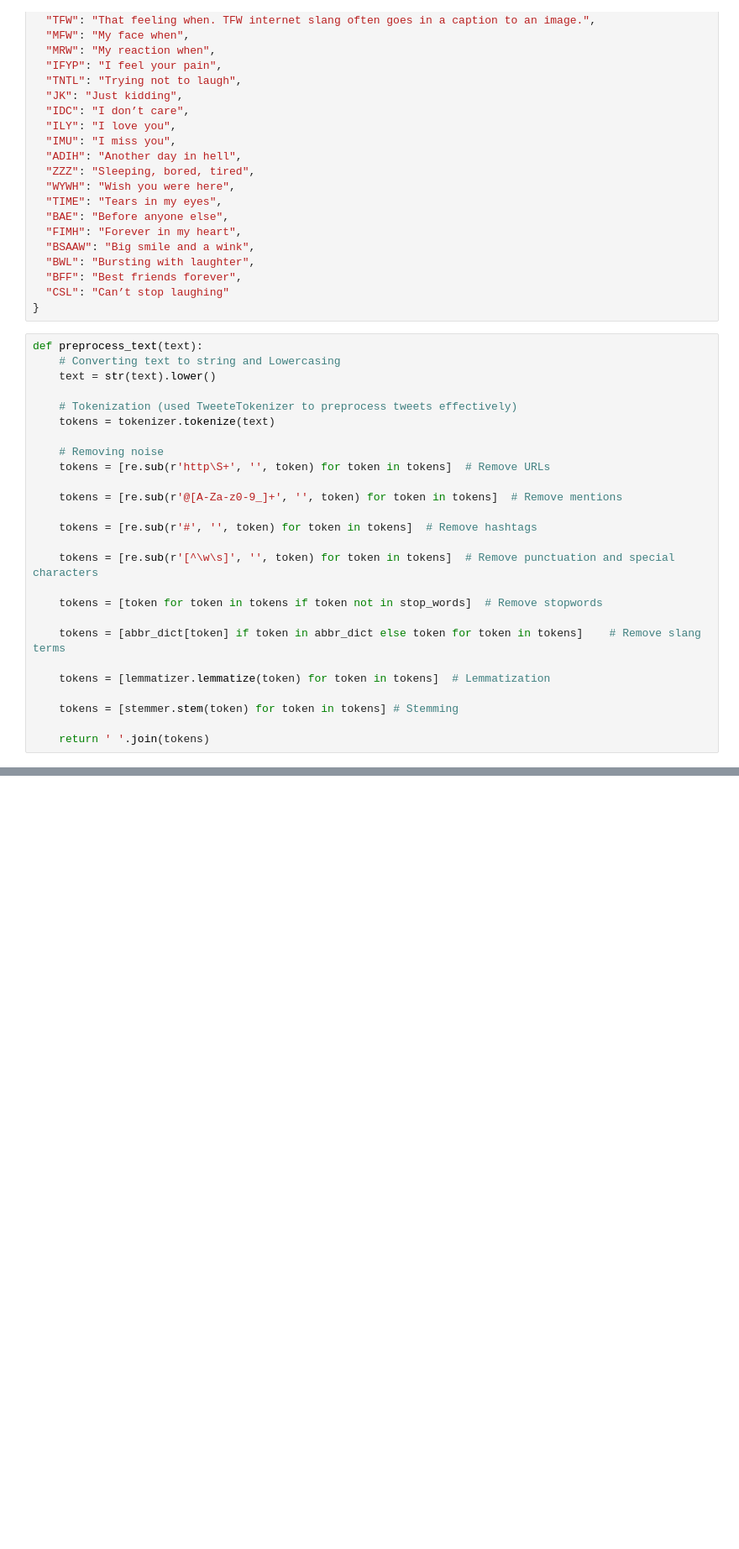
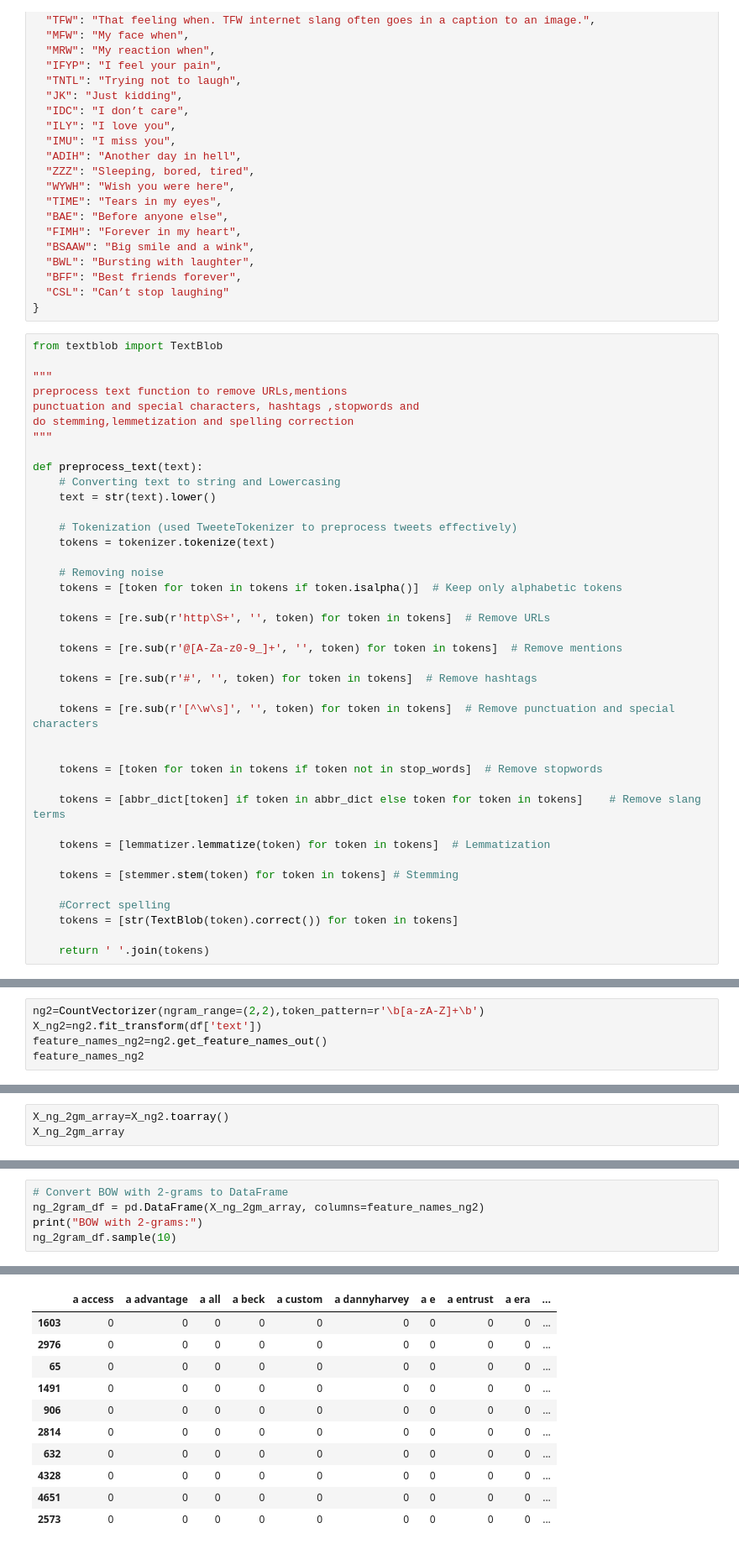
Before and after one commit to Miliyas/Generative_AI-Assignments, a Jupyter notebook: twitter_customer_support.ipynb, the cells around one changed output, grey strips where cells are left out. Shown at 84% size. Saved outputs shown, nothing was run; the diff lists cells and outputs as text; blank space fills up the shorter version.

```diff
--- a/twitter_customer_support.ipynb
+++ b/twitter_customer_support.ipynb
@@ -184,6 +229,14 @@ abbr_dict={
   "CSL": "Can’t stop laughing"
 }
 # %%
+from textblob import TextBlob
+
+"""
+preprocess text function to remove URLs,mentions
+punctuation and special characters, hashtags ,stopwords and
+do stemming,lemmetization and spelling correction
+"""
+
 def preprocess_text(text):
     # Converting text to string and Lowercasing
     text = str(text).lower()
@@ -192,6 +245,8 @@ def preprocess_text(text):
     tokens = tokenizer.tokenize(text)
 
     # Removing noise
+    tokens = [token for token in tokens if token.isalpha()]  # Keep only alphabetic tokens
+
     tokens = [re.sub(r'http\S+', '', token) for token in tokens]  # Remove URLs
 
     tokens = [re.sub(r'@[A-Za-z0-9_]+', '', token) for token in tokens]  # Remove mentions
@@ -199,6 +254,7 @@ def preprocess_text(text):
     tokens = [re.sub(r'#', '', token) for token in tokens]  # Remove hashtags
 
     tokens = [re.sub(r'[^\w\s]', '', token) for token in tokens]  # Remove punctuation and special characters
+
 
     tokens = [token for token in tokens if token not in stop_words]  # Remove stopwords
 
@@ -208,4 +264,7 @@ def preprocess_text(text):
 
     tokens = [stemmer.stem(token) for token in tokens] # Stemming
 
+    #Correct spelling
+    tokens = [str(TextBlob(token).correct()) for token in tokens]
+
     return ' '.join(tokens)
@@ -245,0 +399,5 @@ df1['text'][127976]
+# %%
+ng2=CountVectorizer(ngram_range=(2,2),token_pattern=r'\b[a-zA-Z]+\b')
+X_ng2=ng2.fit_transform(df['text'])
+feature_names_ng2=ng2.get_feature_names_out()
+feature_names_ng2
@@ -245,0 +407,3 @@ df1['text'][127976]
+# %%
+X_ng_2gm_array=X_ng2.toarray()
+X_ng_2gm_array
@@ -245,0 +418,6 @@ df1['text'][127976]
+# %%
+# Convert BOW with 2-grams to DataFrame
+ng_2gram_df = pd.DataFrame(X_ng_2gm_array, columns=feature_names_ng2)
+print("BOW with 2-grams:")
+ng_2gram_df.sample(10)
+# %% [output]
@@ -245,0 +425,11 @@ df1['text'][127976]
+|  | a access | a advantage | a all | a beck | a custom | a dannyharvey | a e | a entrust | a era | ... |
+| 1603 | 0 | 0 | 0 | 0 | 0 | 0 | 0 | 0 | 0 | ... |
+| 2976 | 0 | 0 | 0 | 0 | 0 | 0 | 0 | 0 | 0 | ... |
+| 65 | 0 | 0 | 0 | 0 | 0 | 0 | 0 | 0 | 0 | ... |
+| 1491 | 0 | 0 | 0 | 0 | 0 | 0 | 0 | 0 | 0 | ... |
+| 906 | 0 | 0 | 0 | 0 | 0 | 0 | 0 | 0 | 0 | ... |
+| 2814 | 0 | 0 | 0 | 0 | 0 | 0 | 0 | 0 | 0 | ... |
+| 632 | 0 | 0 | 0 | 0 | 0 | 0 | 0 | 0 | 0 | ... |
+| 4328 | 0 | 0 | 0 | 0 | 0 | 0 | 0 | 0 | 0 | ... |
+| 4651 | 0 | 0 | 0 | 0 | 0 | 0 | 0 | 0 | 0 | ... |
+| 2573 | 0 | 0 | 0 | 0 | 0 | 0 | 0 | 0 | 0 | ... |
```
Also changed, not shown: parts of 52 cells of this notebook.
